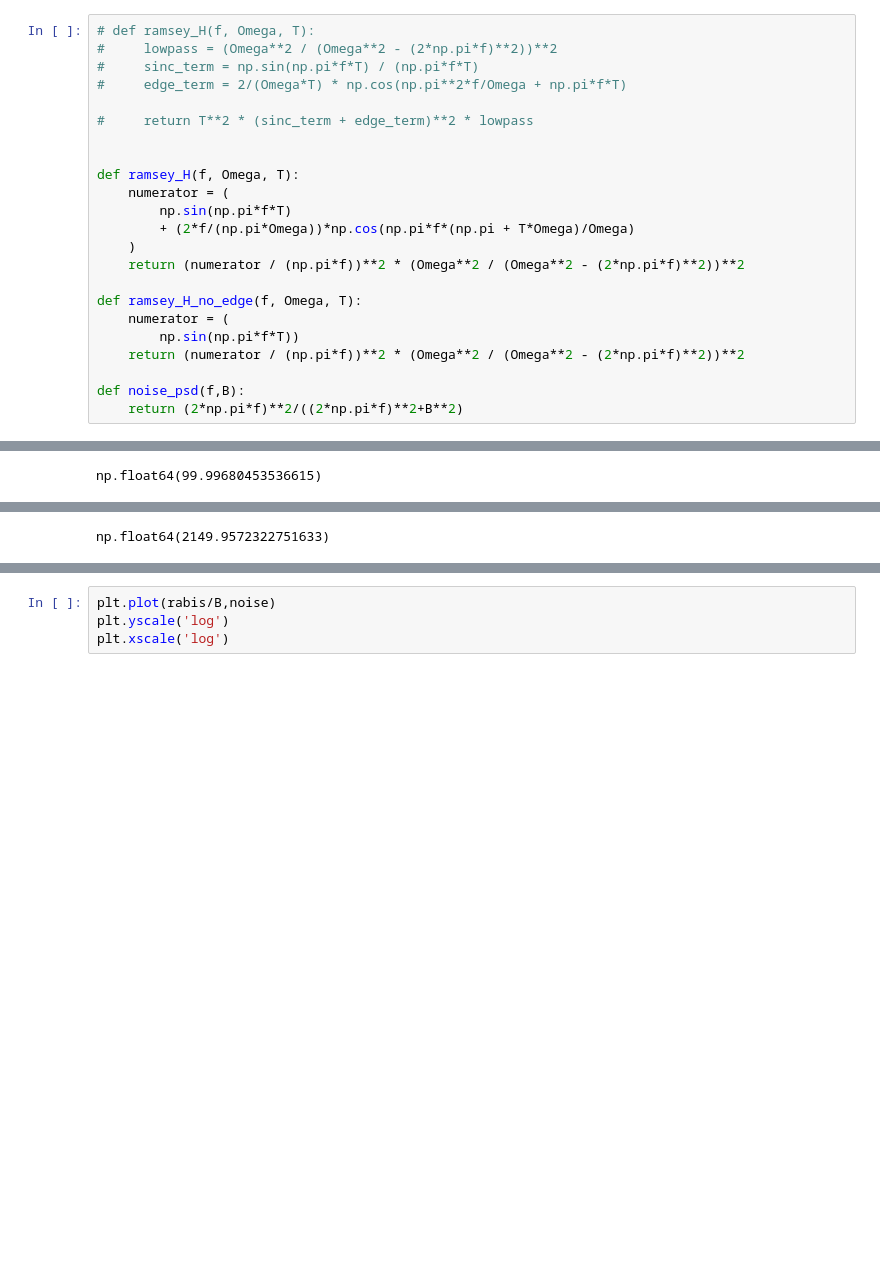
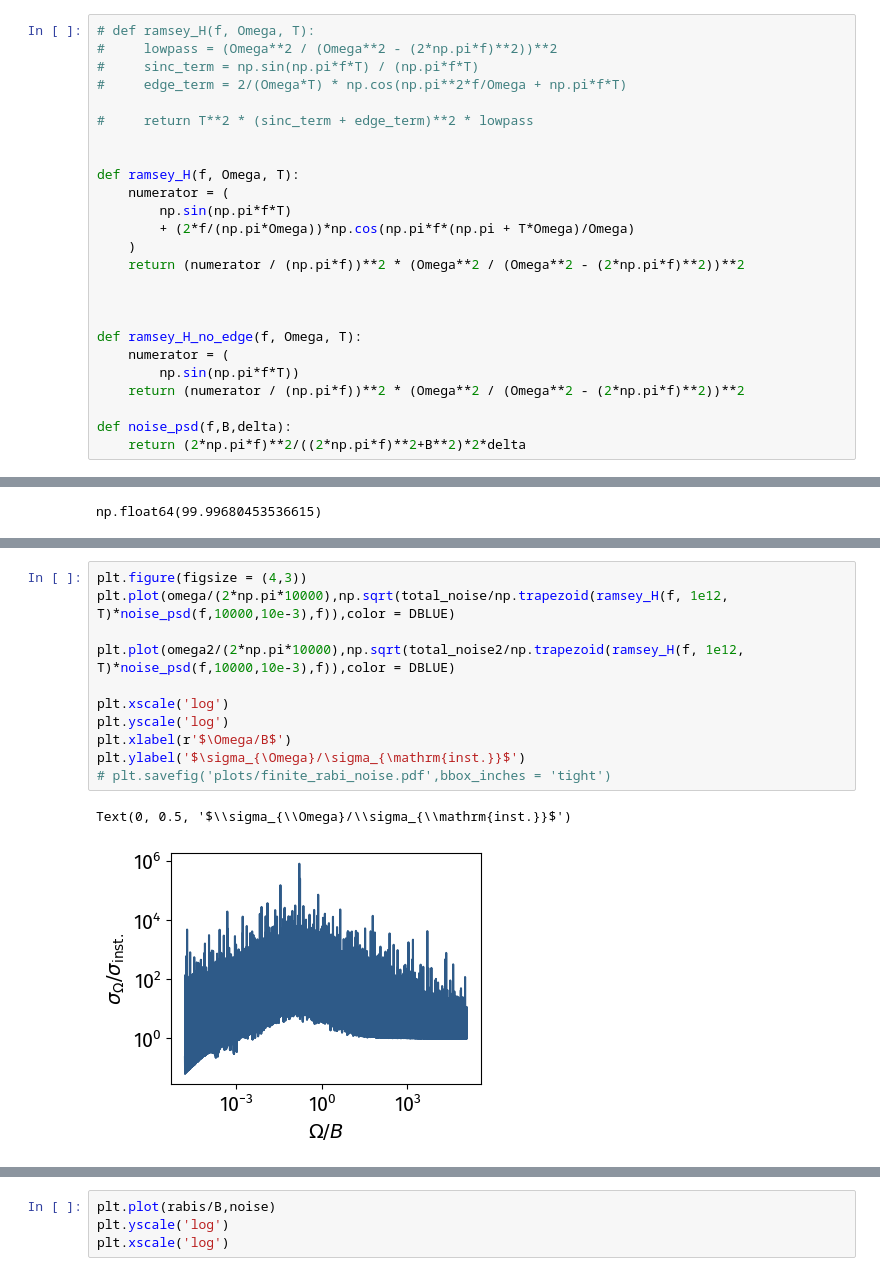
Before and after one commit to dhruvaganapathy/clock_gw_detection, a Jupyter notebook: dhruva_code/laser_finite_rabi.ipynb, the cells around one changed output, grey strips where cells are left out. Drawn from its saved outputs; the diff is of its cells as text; blank space fills up the shorter version.

```diff
--- a/dhruva_code/laser_finite_rabi.ipynb
+++ b/dhruva_code/laser_finite_rabi.ipynb
@@ -36,13 +36,15 @@ def ramsey_H(f, Omega, T):
     )
     return (numerator / (np.pi*f))**2 * (Omega**2 / (Omega**2 - (2*np.pi*f)**2))**2
 
+
+
 def ramsey_H_no_edge(f, Omega, T):
     numerator = (
         np.sin(np.pi*f*T))
     return (numerator / (np.pi*f))**2 * (Omega**2 / (Omega**2 - (2*np.pi*f)**2))**2
 
-def noise_psd(f,B):
-    return (2*np.pi*f)**2/((2*np.pi*f)**2+B**2)
+def noise_psd(f,B,delta):
+    return (2*np.pi*f)**2/((2*np.pi*f)**2+B**2)*2*delta
 # %%
 f = np.linspace(5,1000,10000)
 f0 = 100
@@ -99,4 +99,15 @@ np.float64(0.006433294723042838)
 # %%
+plt.figure(figsize = (4,3))
+plt.plot(omega/(2*np.pi*10000),np.sqrt(total_noise/np.trapezoid(ramsey_H(f, 1e12, T)*noise_psd(f,10000,10e-3),f)),color = DBLUE)
+
+plt.plot(omega2/(2*np.pi*10000),np.sqrt(total_noise2/np.trapezoid(ramsey_H(f, 1e12, T)*noise_psd(f,10000,10e-3),f)),color = DBLUE)
+
+plt.xscale('log')
+plt.yscale('log')
+plt.xlabel(r'$\Omega/B$')
+plt.ylabel('$\sigma_{\Omega}/\sigma_{\mathrm{inst.}}$')
+# plt.savefig('plots/finite_rabi_noise.pdf',bbox_inches = 'tight')
 # %% [output]
-np.float64(2149.9572322751633)
+Text(0, 0.5, '$\\sigma_{\\Omega}/\\sigma_{\\mathrm{inst.}}$')
+[figure, added]
 # %%
```
Also changed, not shown: parts of 7 cells of this notebook, 23 other files.
